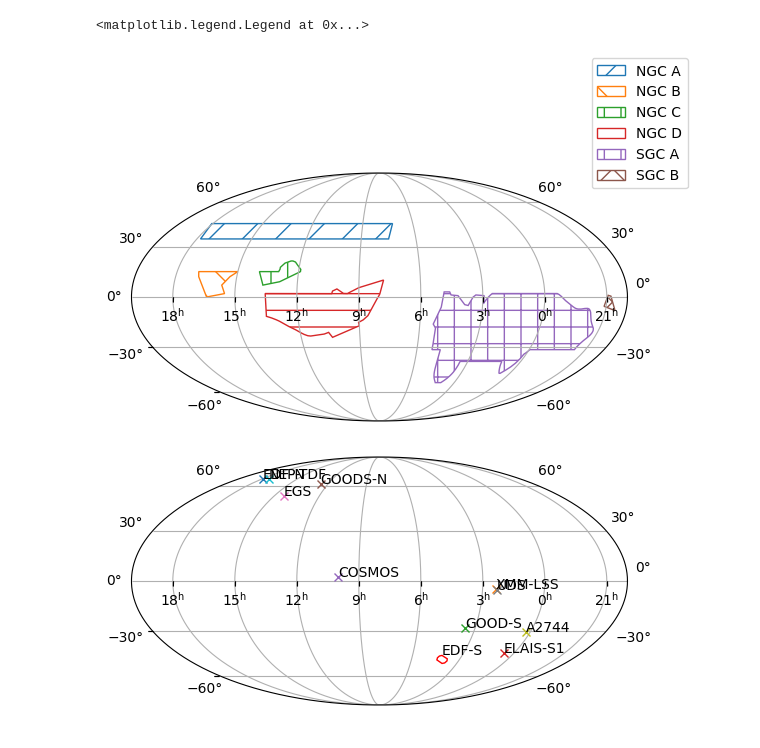
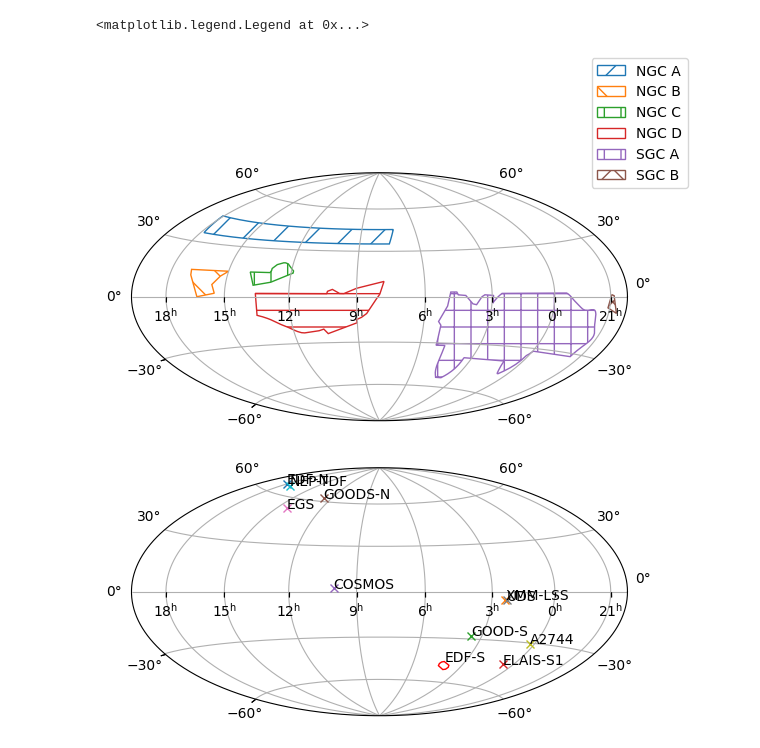
Before and after one commit to m4opt/uvex-scheduler, a Jupyter notebook: survey-footprints.ipynb, the cells around one changed output. Cells and saved outputs as stored; diff of their text form; code cells hidden in the pictures.

```diff
--- a/survey-footprints.ipynb
+++ b/survey-footprints.ipynb
@@ -7,7 +7,7 @@ from regions import PointSkyRegion, Regions
 regions = Regions.read("survey-footprints/lmlz-wide.ds9")
 
 fig = plt.figure()
-ax = fig.add_subplot(projection="astro mollweide", center="8h 0d")
+ax = fig.add_subplot(projection="astro aitoff", center="8h 0d")
 ax.grid()
 for region, color_style, hatch_style in zip(
     regions, plt.rcParams["axes.prop_cycle"], cycler(hatch=r"/\|-+xo.")
@@ -20,21 +20,21 @@ for region, color_style, hatch_style in zip(
 fig.legend()
 # %% [output]
 <matplotlib.legend.Legend at 0x...>
-[figure, old version]
+[figure, new version]
 # %%
 regions = Regions.read("survey-footprints/lmlz-deep.ds9")
 points = [region for region in regions if isinstance(region, PointSkyRegion)]
 regions = [region for region in regions if not isinstance(region, PointSkyRegion)]
 
 fig = plt.figure()
-ax = fig.add_subplot(projection="astro mollweide", center="8h 0d")
+ax = fig.add_subplot(projection="astro aitoff", center="8h 0d")
 ax.grid()
 for region in regions:
     ax.add_patch(region.to_pixel(ax.wcs).as_artist(color="red"))
     ax.annotate(region.meta["text"], ax.wcs.world_to_pixel(region.vertices[0]))
 
 for region in points:
     ax.plot_coord(region.center, "x")
     ax.annotate(region.meta["text"], ax.wcs.world_to_pixel(region.center))
 # %% [output]
-[figure, old version]
+[figure, new version]
```
Also changed, not shown: 2 other files.
